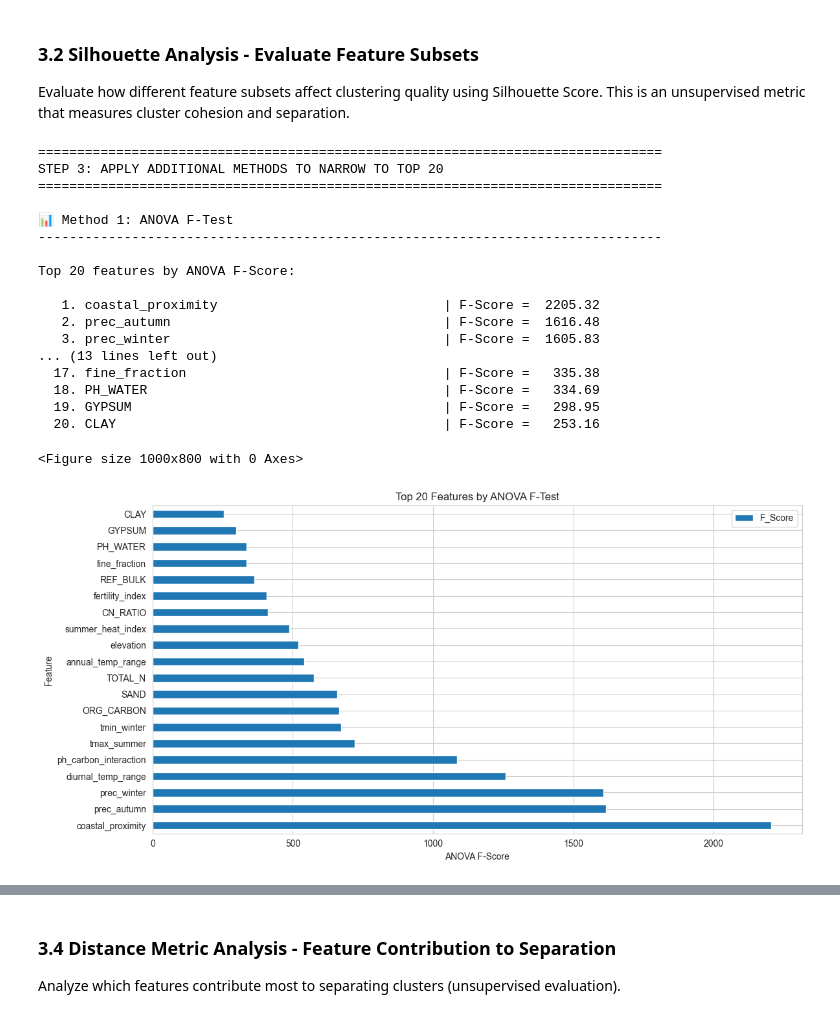
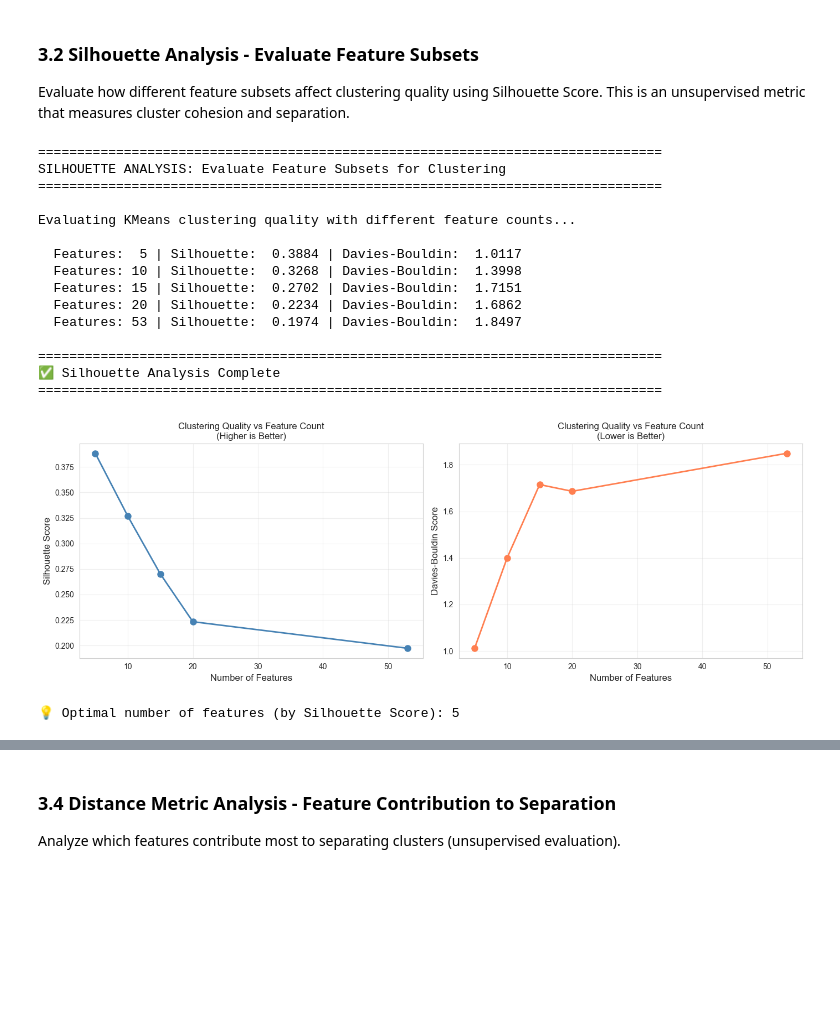
Before and after one commit to BESSAI-Tayeb/forest-fires-algeria-tunisia-analysis, a Jupyter notebook: analysis/unsupervised/feature_engineering_unsupervised.ipynb, the cells around one changed output, grey strips where cells are left out. Drawn from its saved outputs; the diff is of its cells as text; code cells hidden in the pictures; blank space fills up the shorter version.

```diff
--- a/analysis/unsupervised/feature_engineering_unsupervised.ipynb
+++ b/analysis/unsupervised/feature_engineering_unsupervised.ipynb
@@ -432,15 +456,15 @@ from sklearn.preprocessing import StandardScaler
 
 variance_features = feature_variance.sort_values(ascending=False)
 
-feature_counts = [5, 10, 15, 20, len(numerical_X_selected)]
+feature_counts_initial = [5, 10, 15, 20, len(numerical_X_selected.columns)]
+# Remove duplicates and sort
+feature_counts = sorted(set([n for n in feature_counts_initial if n <= len(numerical_X_selected.columns)]))
 silhouette_scores = []
 davies_bouldin_scores = []
 
 print("\nEvaluating KMeans clustering quality with different feature counts...\n")
 
 for n_features in feature_counts:
-    if n_features > len(numerical_X_selected.columns):
-        continue
 
     # Select top n features by variance
     top_features = variance_features.head(n_features).index.tolist()
@@ -464,49 +488,47 @@ for n_features in feature_counts:
 
 print(f"\n{'='*80}")
 print(f"✅ Silhouette Analysis Complete")
 print(f"{'='*80}")
 
 # Visualize
 fig, (ax1, ax2) = plt.subplots(1, 2, figsize=(14, 5))
 
-ax1.plot(feature_counts, silhouette_scores, 'o-', linewidth=2, markersize=8, color='steelblue')
+ax1.plot(feature_counts[:len(silhouette_scores)], silhouette_scores, 'o-', linewidth=2, markersize=8, color='steelblue')
 ax1.set_xlabel('Number of Features', fontsize=12)
 ax1.set_ylabel('Silhouette Score', fontsize=12)
 ax1.set_title('Clustering Quality vs Feature Count\n(Higher is Better)', fontsize=12)
 ax1.grid(True, alpha=0.3)
 
-ax2.plot(feature_counts, davies_bouldin_scores, 'o-', linewidth=2, markersize=8, color='coral')
+ax2.plot(feature_counts[:len(davies_bouldin_scores)], davies_bouldin_scores, 'o-', linewidth=2, markersize=8, color='coral')
 ax2.set_xlabel('Number of Features', fontsize=12)
 ax2.set_ylabel('Davies-Bouldin Score', fontsize=12)
 ax2.set_title('Clustering Quality vs Feature Count\n(Lower is Better)', fontsize=12)
 ax2.grid(True, alpha=0.3)
 
 plt.tight_layout()
 plt.show()
 
 # Find optimal number of features
 optimal_n = feature_counts[np.argmax(silhouette_scores)]
 print(f"\n💡 Optimal number of features (by Silhouette Score): {optimal_n}")
 # %% [output]
 ================================================================================
-STEP 3: APPLY ADDITIONAL METHODS TO NARROW TO TOP 20
+SILHOUETTE ANALYSIS: Evaluate Feature Subsets for Clustering
 ================================================================================
 
-📊 Method 1: ANOVA F-Test
---------------------------------------------------------------------------------
+Evaluating KMeans clustering quality with different feature counts...
 
-Top 20 features by ANOVA F-Score:
+  Features:  5 | Silhouette:  0.3884 | Davies-Bouldin:  1.0117
+  Features: 10 | Silhouette:  0.3268 | Davies-Bouldin:  1.3998
+  Features: 15 | Silhouette:  0.2702 | Davies-Bouldin:  1.7151
+  Features: 20 | Silhouette:  0.2234 | Davies-Bouldin:  1.6862
+  Features: 53 | Silhouette:  0.1974 | Davies-Bouldin:  1.8497
 
-   1. coastal_proximity                             | F-Score =  2205.32
-   2. prec_autumn                                   | F-Score =  1616.48
-   3. prec_winter                                   | F-Score =  1605.83
-... (13 lines left out)
-  17. fine_fraction                                 | F-Score =   335.38
-  18. PH_WATER                                      | F-Score =   334.69
-  19. GYPSUM                                        | F-Score =   298.95
-  20. CLAY                                          | F-Score =   253.16
+================================================================================
+✅ Silhouette Analysis Complete
+================================================================================
+[figure, new version]
-<Figure size 1000x800 with 0 Axes>
+💡 Optimal number of features (by Silhouette Score): 5
-[figure, old version]
 # %%
 # Based on silhouette analysis, select optimal features
 # For this forest fire dataset, we'll use the features that maximize cluster quality
```
Also changed, not shown: parts of 27 cells of this notebook, 12 other files.
